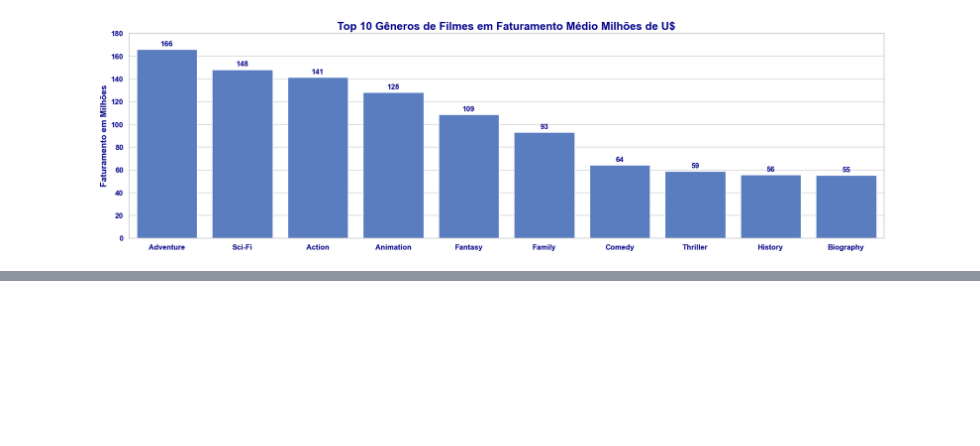
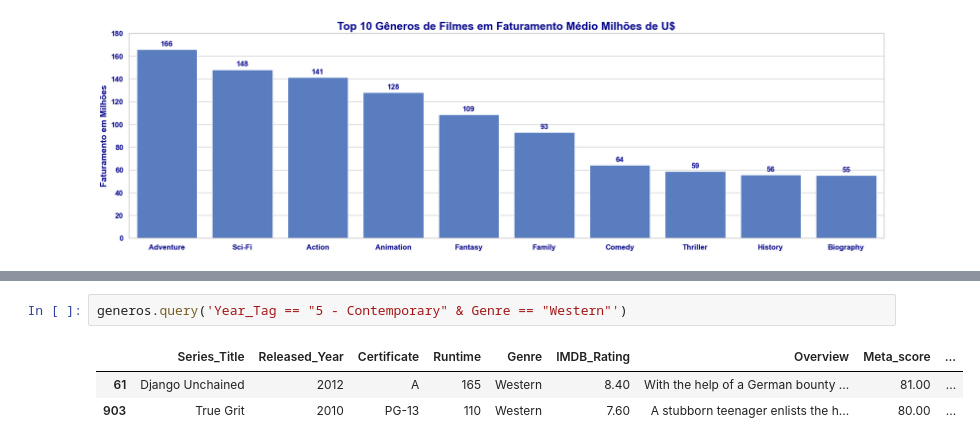
Before and after one commit to AurelioGuilherme/Desafio_Ciencia_de_Dados, a Jupyter notebook: Notebooks/EDA.ipynb, the cells around one changed output, grey strips where cells are left out. Cells and saved outputs as stored; diff of their text form; blank space fills up the shorter version.

```diff
--- a/Notebooks/EDA.ipynb
+++ b/Notebooks/EDA.ipynb
@@ -805,0 +623,6 @@ interactive(children=(Dropdown(description='metrica', options=('mean', 'max', 'm
+# %%
+generos.query('Year_Tag == "5 - Contemporary" & Genre == "Western"')
+# %% [output]
+|  | Series_Title | Released_Year | Certificate | Runtime | Genre | IMDB_Rating | Overview | Meta_score | ... |
+| 61 | Django Unchained | 2012 | A | 165 | Western | 8.40 | With the help of a German bounty ... | 81.00 | ... |
+| 903 | True Grit | 2010 | PG-13 | 110 | Western | 7.60 | A stubborn teenager enlists the h... | 80.00 | ... |
```
Also changed, not shown: parts of 35 cells of this notebook.
